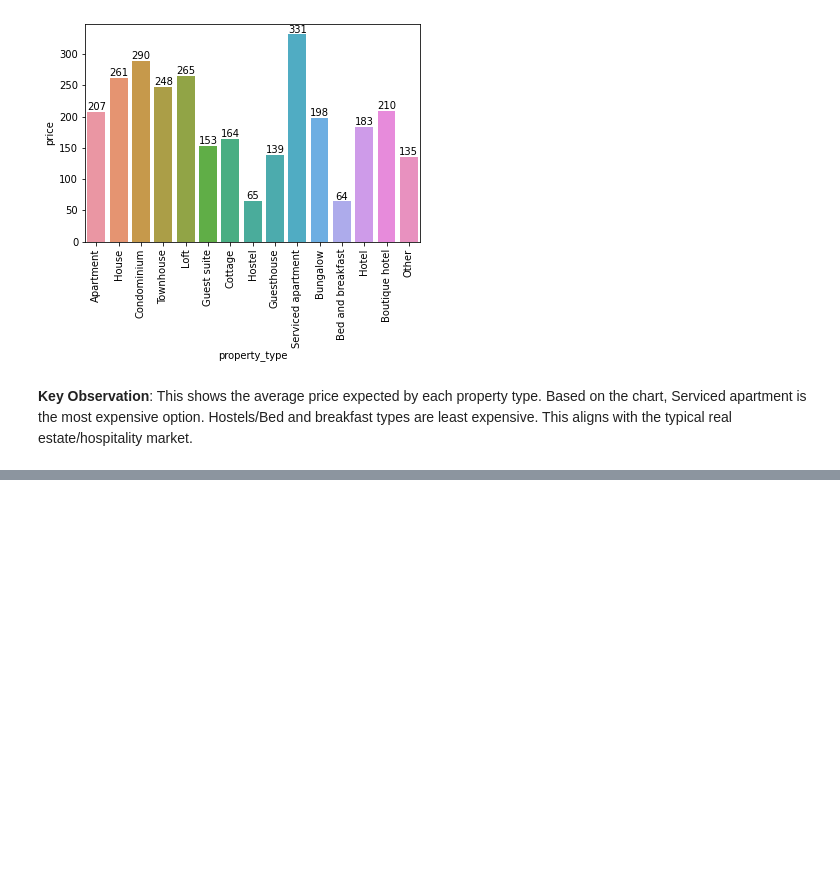
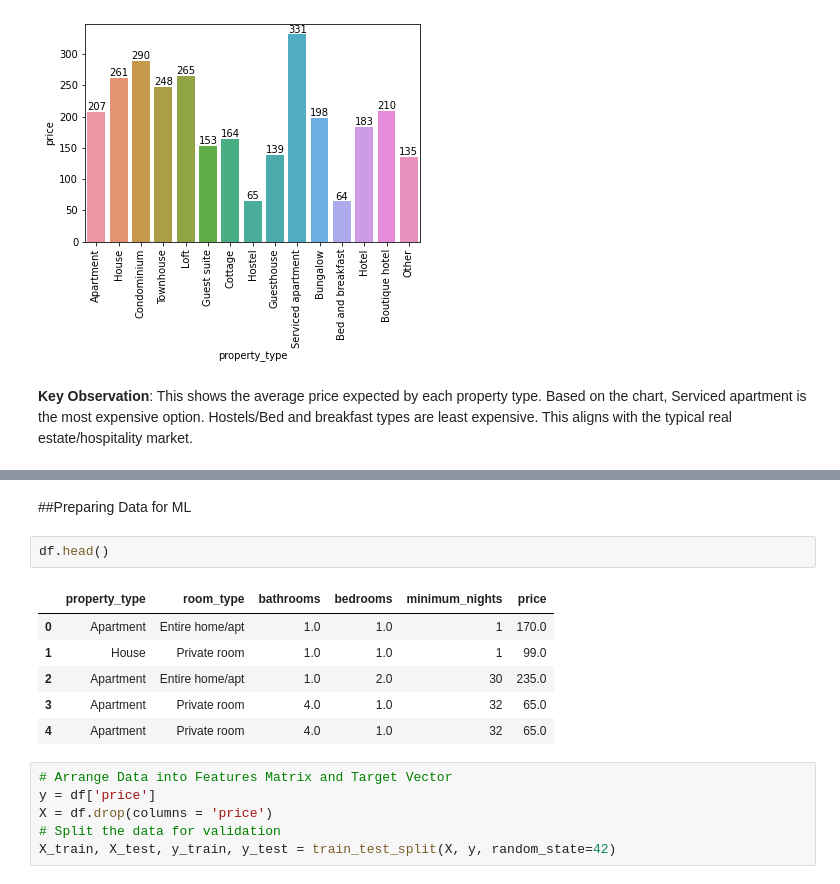
Before and after one commit to kzengg/Project-2, a Jupyter notebook: Project_2.ipynb, the cells around one changed output, grey strips where cells are left out. Drawn from its saved outputs; the diff is of its cells as text; blank space fills up the shorter version.

```diff
--- a/Project_2.ipynb
+++ b/Project_2.ipynb
@@ -230,0 +265,17 @@ plt.show()
+# %% [markdown]
+##Preparing Data for ML
+# %%
+df.head()
+# %% [output]
+|  | property_type | room_type | bathrooms | bedrooms | minimum_nights | price |
+| 0 | Apartment | Entire home/apt | 1.0 | 1.0 | 1 | 170.0 |
+| 1 | House | Private room | 1.0 | 1.0 | 1 | 99.0 |
+| 2 | Apartment | Entire home/apt | 1.0 | 2.0 | 30 | 235.0 |
+| 3 | Apartment | Private room | 4.0 | 1.0 | 32 | 65.0 |
+| 4 | Apartment | Private room | 4.0 | 1.0 | 32 | 65.0 |
+# %%
+# Arrange Data into Features Matrix and Target Vector
+y = df['price']
+X = df.drop(columns = 'price')
+# Split the data for validation
+X_train, X_test, y_train, y_test = train_test_split(X, y, random_state=42)
```
Also changed, not shown: parts of 74 cells of this notebook.
